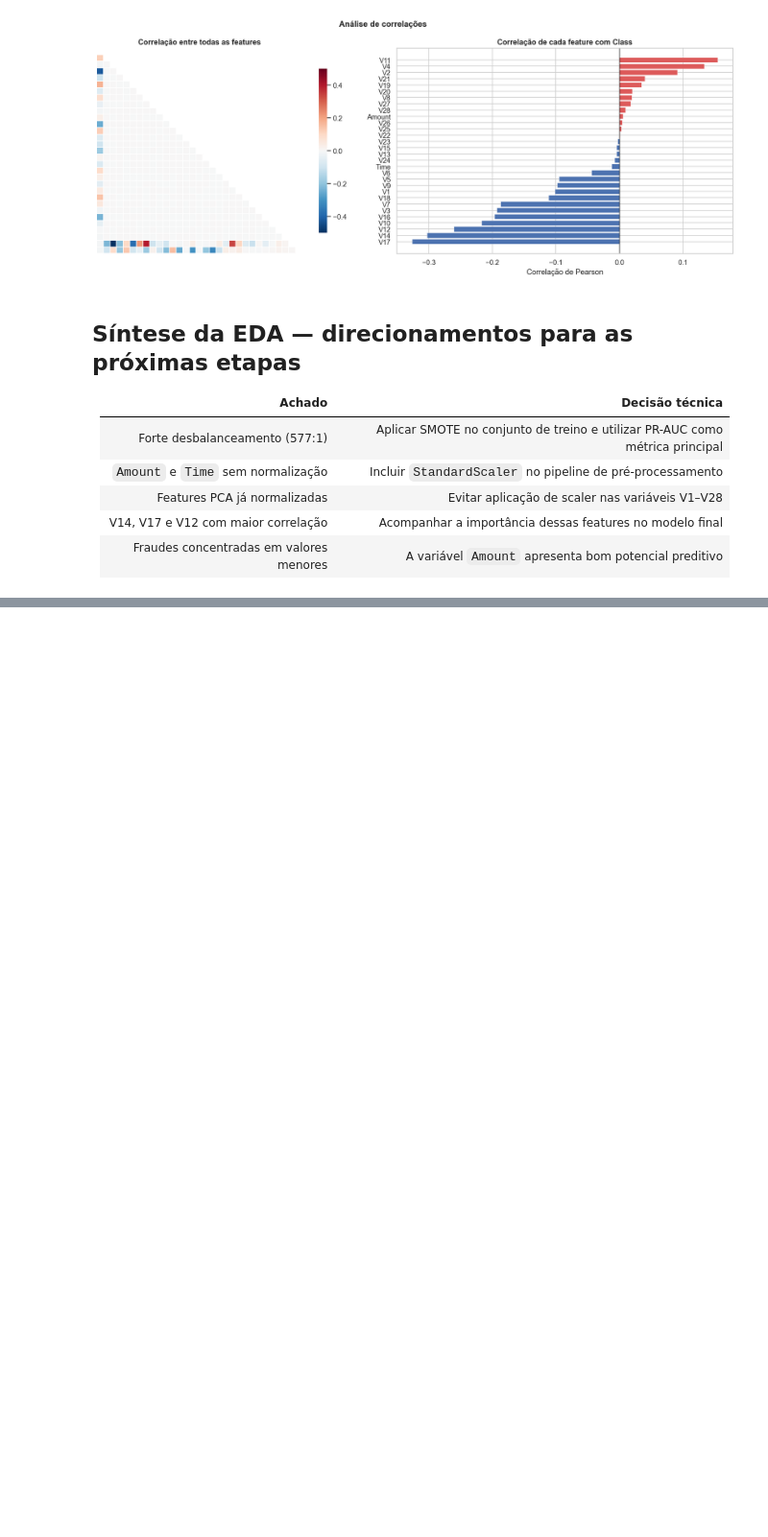
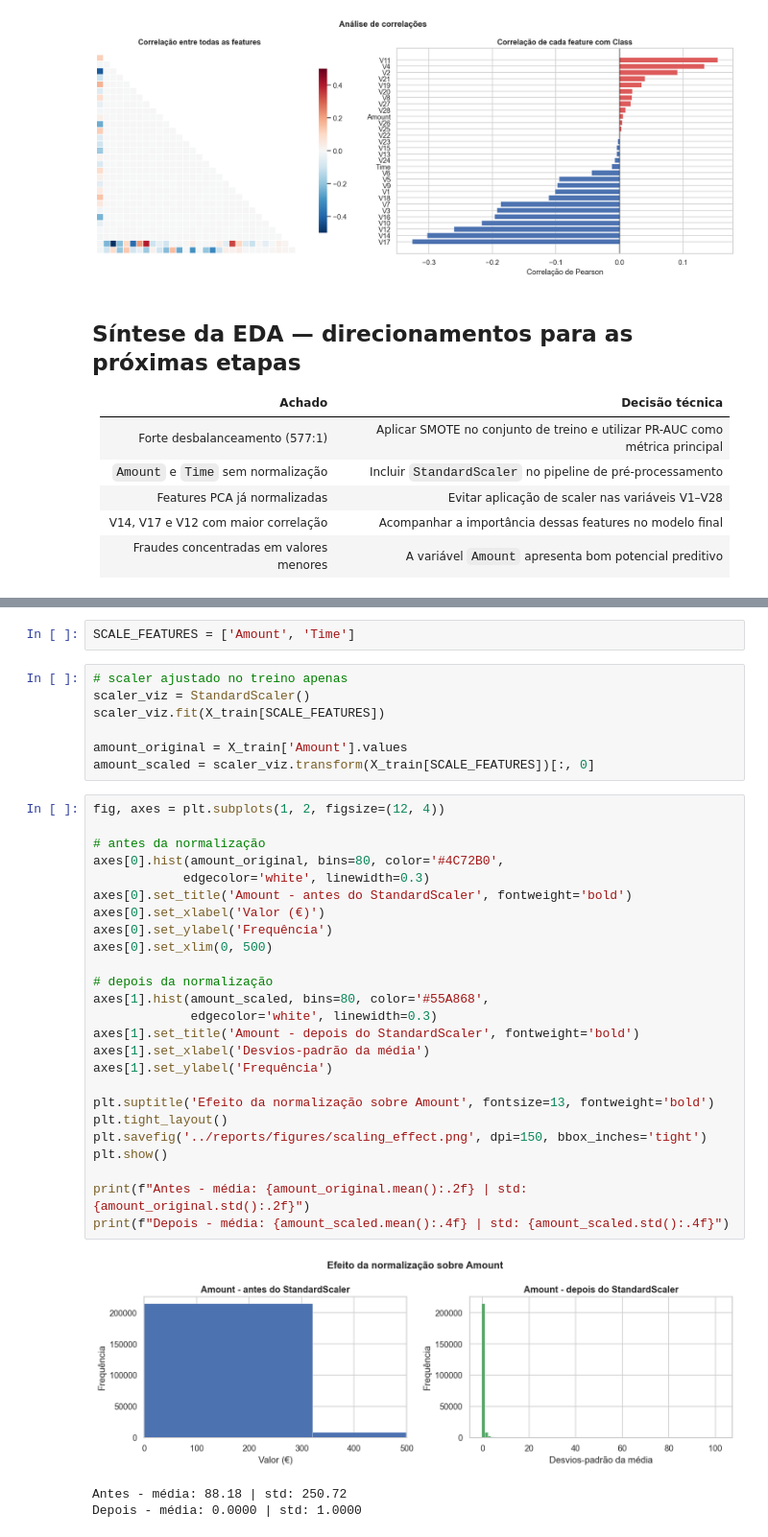
Before and after one commit to jaoalmirante/fraud-detection-ml, a Jupyter notebook: notebooks/fraud_detection.ipynb, the cells around one changed output, grey strips where cells are left out. Shown at 96% size. Saved outputs shown, nothing was run; the diff lists cells and outputs as text; blank space fills up the shorter version.

Commit message:
feat: preprocessing pipeline with StandardScaler and SMOTE

```diff
--- a/notebooks/fraud_detection.ipynb
+++ b/notebooks/fraud_detection.ipynb
@@ -312,0 +352,38 @@ plt.show()
+# %%
+SCALE_FEATURES = ['Amount', 'Time']
+# %%
+# scaler ajustado no treino apenas
+scaler_viz = StandardScaler()
+scaler_viz.fit(X_train[SCALE_FEATURES])
+
+amount_original = X_train['Amount'].values
+amount_scaled = scaler_viz.transform(X_train[SCALE_FEATURES])[:, 0]
+# %%
+fig, axes = plt.subplots(1, 2, figsize=(12, 4))
+
+# antes da normalização
+axes[0].hist(amount_original, bins=80, color='#4C72B0',
+            edgecolor='white', linewidth=0.3)
+axes[0].set_title('Amount - antes do StandardScaler', fontweight='bold')
+axes[0].set_xlabel('Valor (€)')
+axes[0].set_ylabel('Frequência')
+axes[0].set_xlim(0, 500)
+
+# depois da normalização
+axes[1].hist(amount_scaled, bins=80, color='#55A868',
+             edgecolor='white', linewidth=0.3)
+axes[1].set_title('Amount - depois do StandardScaler', fontweight='bold')
+axes[1].set_xlabel('Desvios-padrão da média')
+axes[1].set_ylabel('Frequência')
+
+plt.suptitle('Efeito da normalização sobre Amount', fontsize=13, fontweight='bold')
+plt.tight_layout()
+plt.savefig('../reports/figures/scaling_effect.png', dpi=150, bbox_inches='tight')
+plt.show()
+
+print(f"Antes - média: {amount_original.mean():.2f} | std: {amount_original.std():.2f}")
+print(f"Depois - média: {amount_scaled.mean():.4f} | std: {amount_scaled.std():.4f}")
+# %% [output]
+[figure, added]
+Antes - média: 88.18 | std: 250.72
+Depois - média: 0.0000 | std: 1.0000
```
Also changed, not shown: parts of 9 cells of this notebook, 2 other files.
